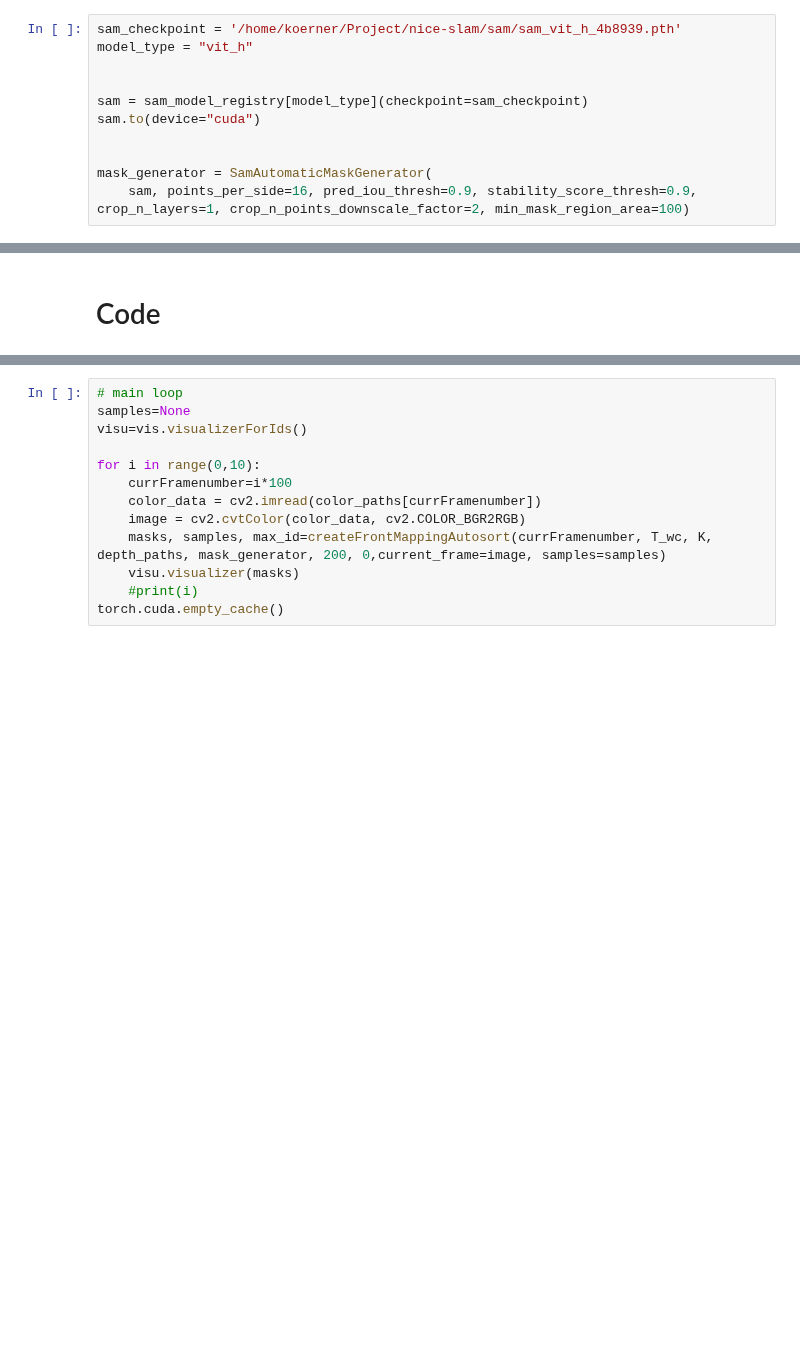
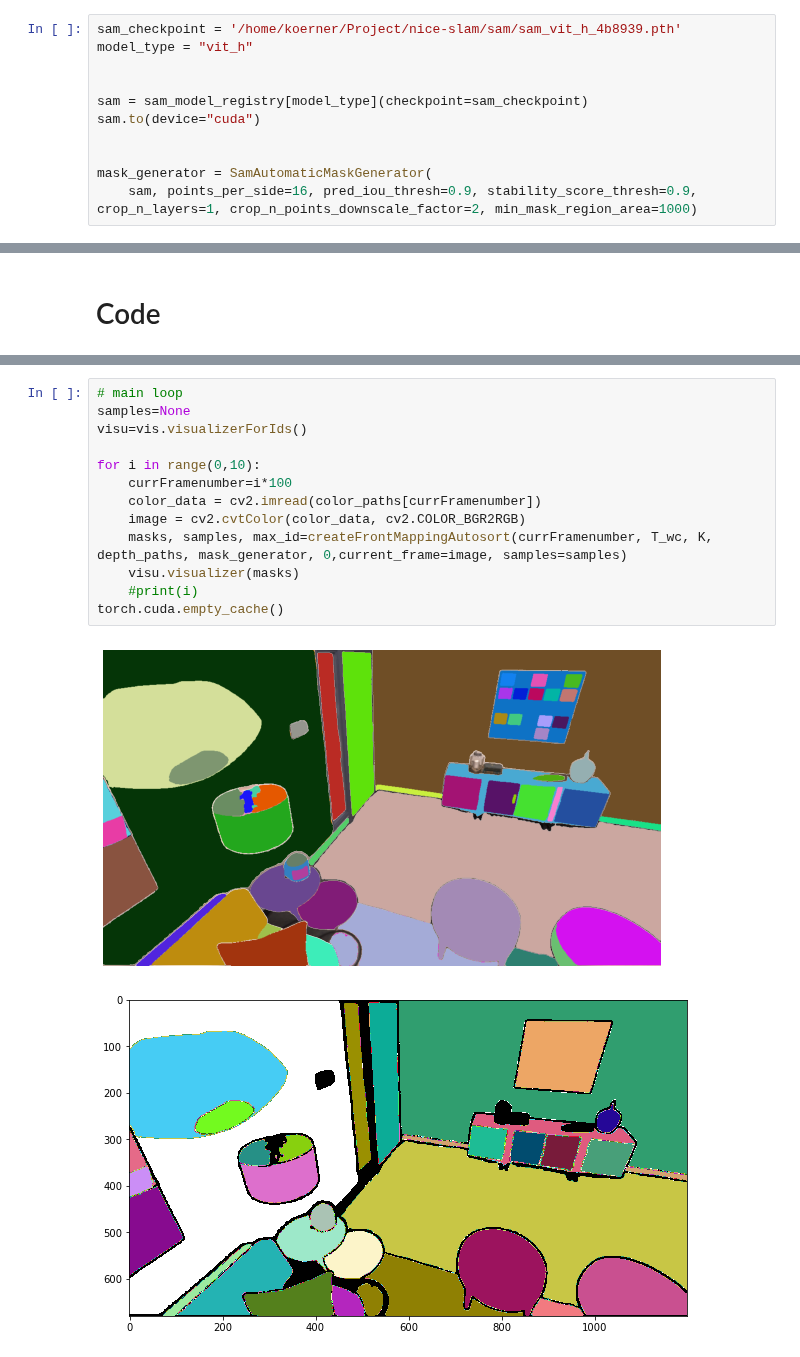
Before and after one commit to doginono/SceneSAM, a Jupyter notebook: src/utils/Automatic.ipynb, the cells around one changed output, grey strips where cells are left out. Cells and saved outputs as stored; diff of their text form; blank space fills up the shorter version.

```diff
--- a/src/utils/Automatic.ipynb
+++ b/src/utils/Automatic.ipynb
@@ -29,7 +29,7 @@ sam.to(device="cuda")
 
 
 mask_generator = SamAutomaticMaskGenerator(
-    sam, points_per_side=16, pred_iou_thresh=0.9, stability_score_thresh=0.9, crop_n_layers=1, crop_n_points_downscale_factor=2, min_mask_region_area=100)
+    sam, points_per_side=16, pred_iou_thresh=0.9, stability_score_thresh=0.9, crop_n_layers=1, crop_n_points_downscale_factor=2, min_mask_region_area=1000)
 # %%
 '''
 for i in range(20):
@@ -309,13 +313,16 @@ def createFrontMappingAutosort(
 # %%
 # main loop
 samples=None
 visu=vis.visualizerForIds()
 
 for i in range(0,10):
     currFramenumber=i*100
     color_data = cv2.imread(color_paths[currFramenumber])
     image = cv2.cvtColor(color_data, cv2.COLOR_BGR2RGB)
-    masks, samples, max_id=createFrontMappingAutosort(currFramenumber, T_wc, K, depth_paths, mask_generator, 200, 0,current_frame=image, samples=samples)
+    masks, samples, max_id=createFrontMappingAutosort(currFramenumber, T_wc, K, depth_paths, mask_generator, 0,current_frame=image, samples=samples)
     visu.visualizer(masks)
     #print(i)
 torch.cuda.empty_cache()
+# %% [output]
+[figure, added]
+[figure, added]
```
Also changed, not shown: parts of 3 cells of this notebook.
